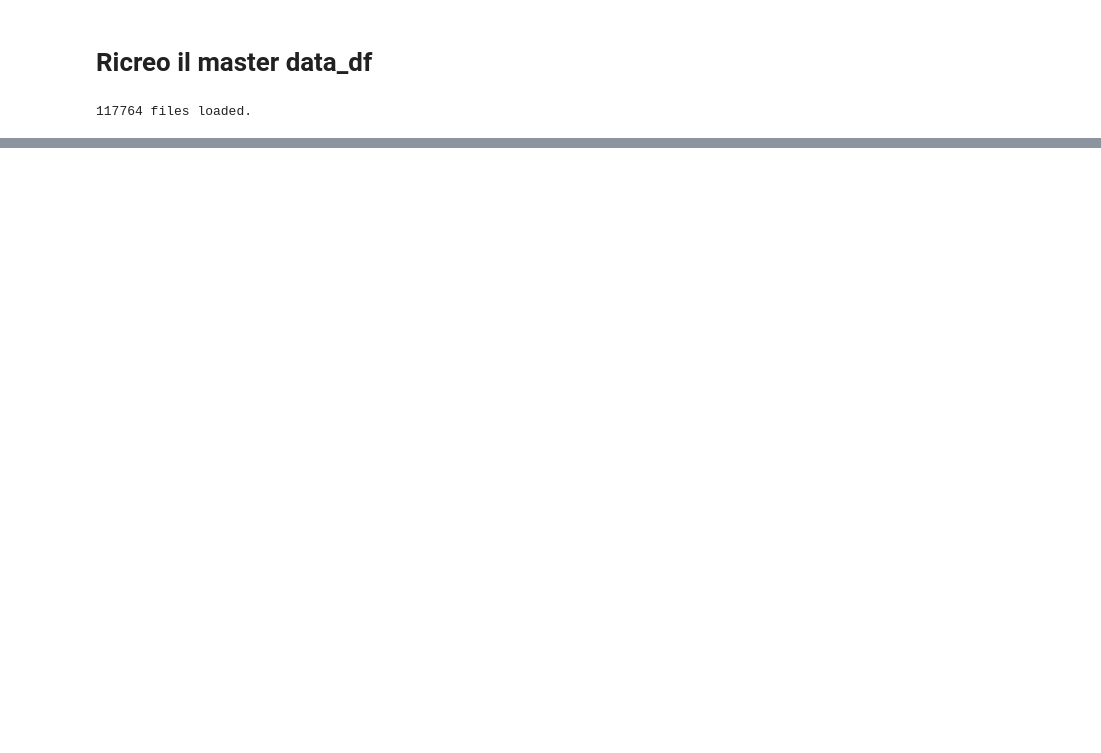
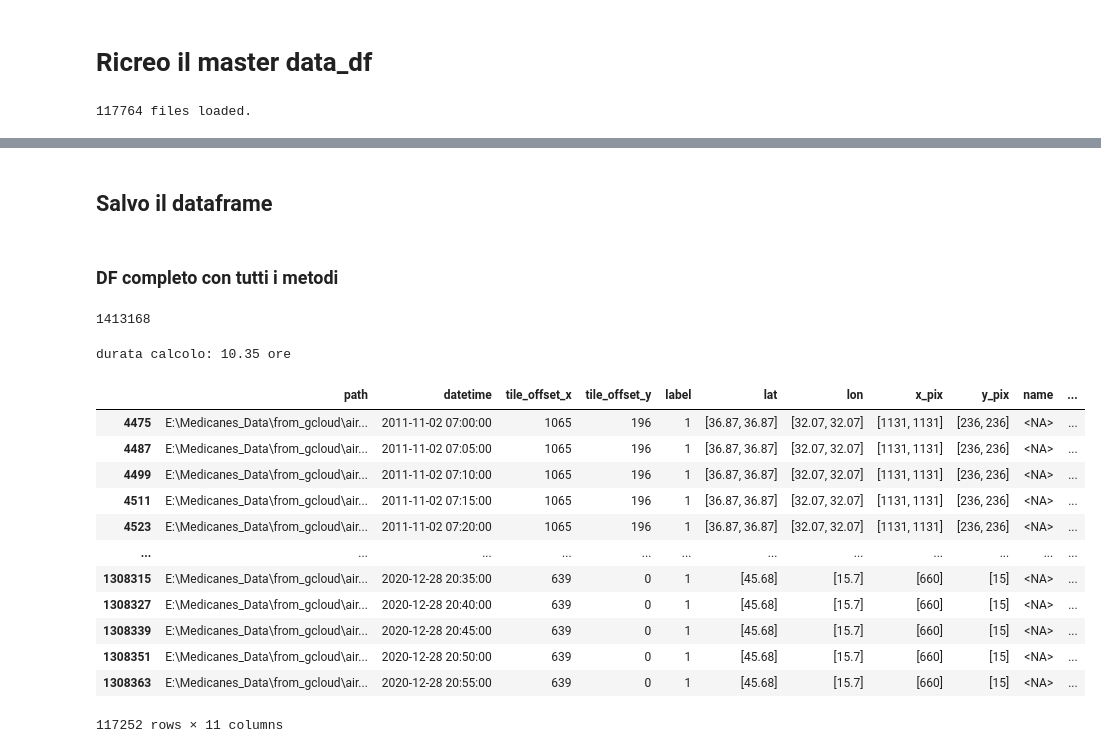
Before and after one commit to dandarm/VideoMAEv2, a Jupyter notebook: Analyze_Manos_tracks.ipynb, the cells around one changed output, grey strips where cells are left out. Cells and saved outputs as stored; diff of their text form; code cells hidden in the pictures; blank space fills up the shorter version.

```diff
--- a/Analyze_Manos_tracks.ipynb
+++ b/Analyze_Manos_tracks.ipynb
@@ -285 +317,3 @@ df_union
+# %%
+df_union = pd.read_csv("all_manos_CL.csv", parse_dates=['time'])#.drop(columns='Unnamed: 0')
 # %% [markdown]
@@ -327,0 +385,30 @@ See the caveats in the documentation: https://pandas.pydata.org/pandas-docs/stab
+# %%
+from scipy.spatial import cKDTree
+import numpy as np
+
+from build_dataset import get_lon_lat_grid_2_pixel
+
+lon_grid, lat_grid, x, y = get_lon_lat_grid_2_pixel(image_w=1290, image_h=420)
+
+# Appiattisci la griglia in array 1D di punti (lon, lat)
+grid_points = np.column_stack((lon_grid.ravel(), lat_grid.ravel()))
+
+# Costruisci un KDTree per ricerca veloce
+tree = cKDTree(grid_points)
+
+# Funzione vettoriale
+def get_cyclone_center_pixel_vector(lat_array, lon_array, image_h=420):
+    # Prepara array dei punti da cercare
+    query_points = np.column_stack((lon_array, lat_array))
+
+    # Trova indice dei punti più vicini nella griglia
+    dist, ind = tree.query(query_points)
+
+    # Converti indici lineari in indici 2D
+    i, j = np.unravel_index(ind, lon_grid.shape)
+
+    # Ricorda: j → x, i → y (inverto y per altezza immagine)
+    x_pix = j
+    y_pix = image_h - i
+
+    return x_pix, y_pix
@@ -356,0 +511,2 @@ df_data.shape
+# %% [markdown]
+## Salvo il dataframe
@@ -356,0 +521,31 @@ df_data.shape
+# %% [markdown]
+### DF completo con tutti i metodi
+# %%
+# !!!!  IMPIEGA TANTO TEMPO  !!!!
+start = time()
+offsets_for_frame = calc_tile_offsets(stride_x=213, stride_y=196)
+df_data = labeled_tiles_from_metadatafiles(sorted_metadata_files, tracks_df_coord, offsets_for_frame)  # [10000:10020]
+end = time()
+df_data.shape[0]
+# %% [output]
+1413168
+# %%
+print(f"durata calcolo: {round((end-start)/60/60,2)} ore")
+# %% [output]
+durata calcolo: 10.35 ore
+# %%
+df_data[df_data.lat.apply(lambda x: len(x)>0)]
+# %% [output]
+|  | path | datetime | tile_offset_x | tile_offset_y | label | lat | lon | x_pix | y_pix | name | ... |
+| 4475 | E:\Medicanes_Data\from_gcloud\air... | 2011-11-02 07:00:00 | 1065 | 196 | 1 | [36.87, 36.87] | [32.07, 32.07] | [1131, 1131] | [236, 236] | <NA> | ... |
+| 4487 | E:\Medicanes_Data\from_gcloud\air... | 2011-11-02 07:05:00 | 1065 | 196 | 1 | [36.87, 36.87] | [32.07, 32.07] | [1131, 1131] | [236, 236] | <NA> | ... |
+| 4499 | E:\Medicanes_Data\from_gcloud\air... | 2011-11-02 07:10:00 | 1065 | 196 | 1 | [36.87, 36.87] | [32.07, 32.07] | [1131, 1131] | [236, 236] | <NA> | ... |
+| 4511 | E:\Medicanes_Data\from_gcloud\air... | 2011-11-02 07:15:00 | 1065 | 196 | 1 | [36.87, 36.87] | [32.07, 32.07] | [1131, 1131] | [236, 236] | <NA> | ... |
+| 4523 | E:\Medicanes_Data\from_gcloud\air... | 2011-11-02 07:20:00 | 1065 | 196 | 1 | [36.87, 36.87] | [32.07, 32.07] | [1131, 1131] | [236, 236] | <NA> | ... |
+| ... | ... | ... | ... | ... | ... | ... | ... | ... | ... | ... | ... |
+| 1308315 | E:\Medicanes_Data\from_gcloud\air... | 2020-12-28 20:35:00 | 639 | 0 | 1 | [45.68] | [15.7] | [660] | [15] | <NA> | ... |
+| 1308327 | E:\Medicanes_Data\from_gcloud\air... | 2020-12-28 20:40:00 | 639 | 0 | 1 | [45.68] | [15.7] | [660] | [15] | <NA> | ... |
+| 1308339 | E:\Medicanes_Data\from_gcloud\air... | 2020-12-28 20:45:00 | 639 | 0 | 1 | [45.68] | [15.7] | [660] | [15] | <NA> | ... |
+| 1308351 | E:\Medicanes_Data\from_gcloud\air... | 2020-12-28 20:50:00 | 639 | 0 | 1 | [45.68] | [15.7] | [660] | [15] | <NA> | ... |
+| 1308363 | E:\Medicanes_Data\from_gcloud\air... | 2020-12-28 20:55:00 | 639 | 0 | 1 | [45.68] | [15.7] | [660] | [15] | <NA> | ... |
+117252 rows × 11 columns
```
Also changed, not shown: parts of 67 cells of this notebook, 8 other files.
